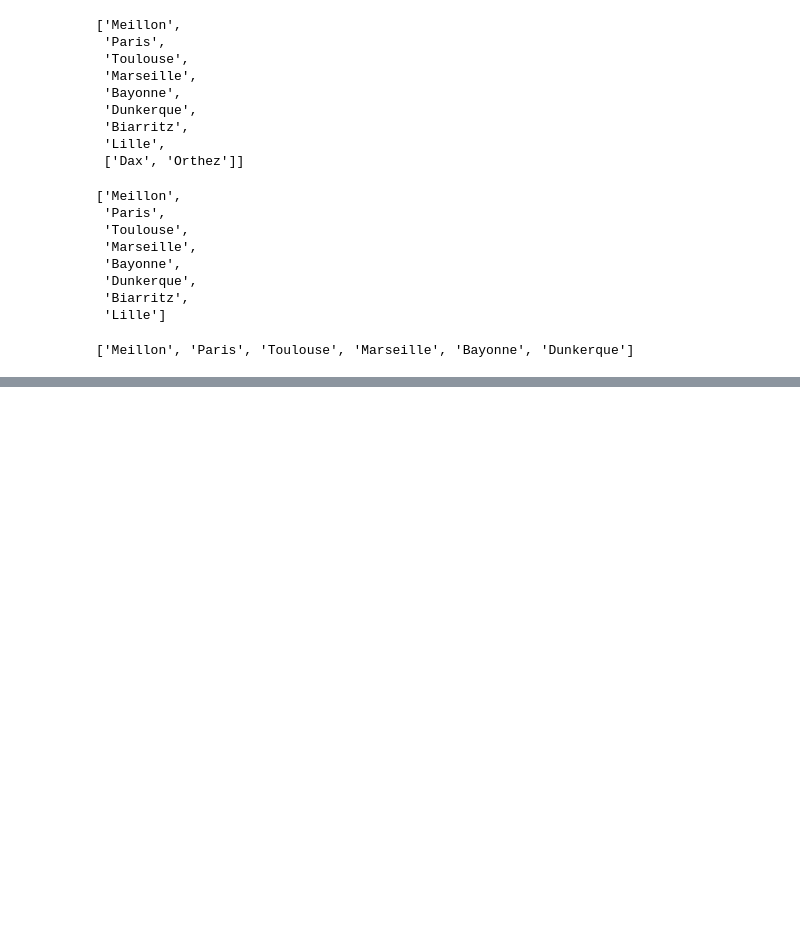
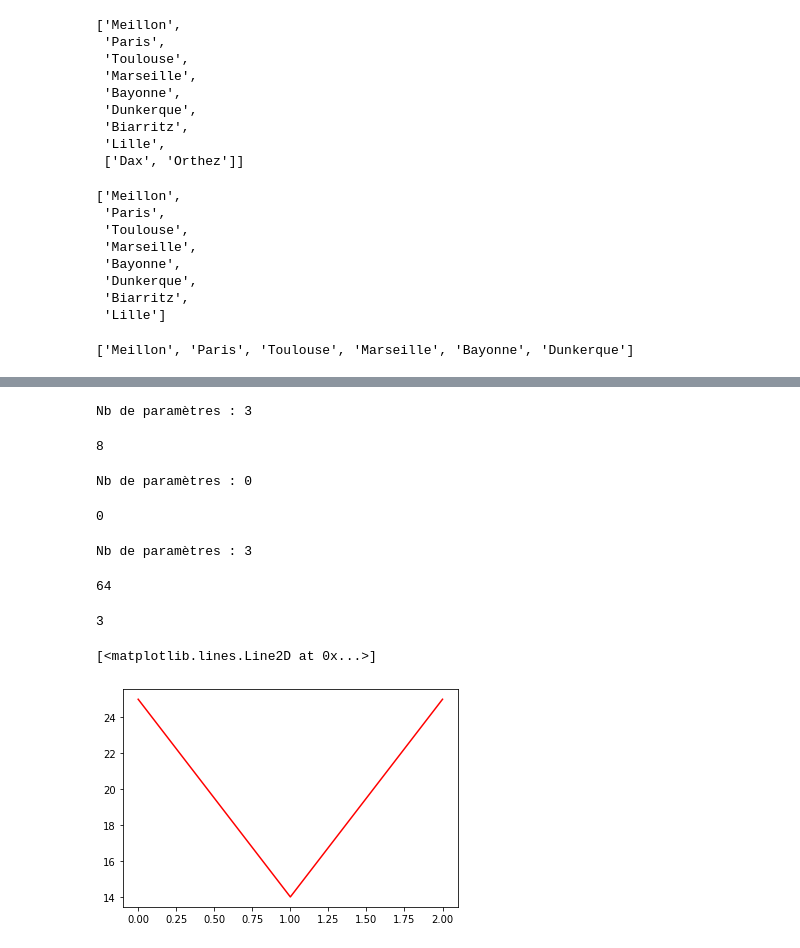
Before and after one commit to matthcol/python-20200504, a Jupyter notebook: intro.ipynb, the cells around one changed output, grey strips where cells are left out. Saved outputs shown, nothing was run; the diff lists cells and outputs as text; code cells hidden in the pictures; blank space fills up the shorter version.

```diff
--- a/intro.ipynb
+++ b/intro.ipynb
@@ -334,0 +767,25 @@ villes
+# %%
+f(1,2,5)
+# %% [output]
+Nb de paramètres : 3
+8
+# %%
+f()
+# %% [output]
+Nb de paramètres : 0
+0
+# %%
+f(*temperatures)
+# %% [output]
+Nb de paramètres : 3
+64
+# %%
+nbs = [12, 15]
+pgcd(*nbs)
+# %% [output]
+3
+# %%
+plt.plot(temperatures, color='red')
+# %% [output]
+[<matplotlib.lines.Line2D at 0x...>]
+[figure, added]
```
Also changed, not shown: parts of 75 cells of this notebook, 1 other file.
